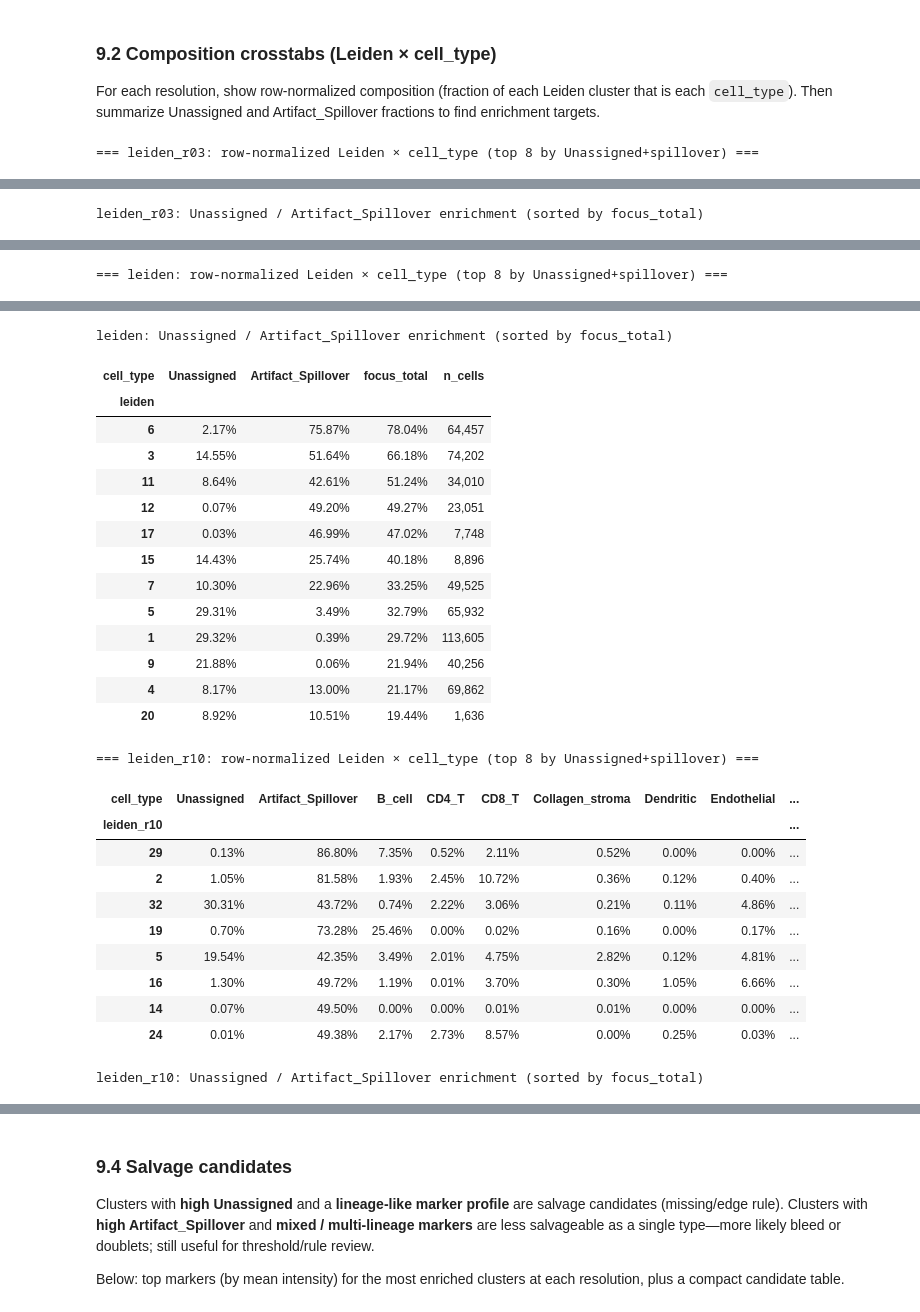
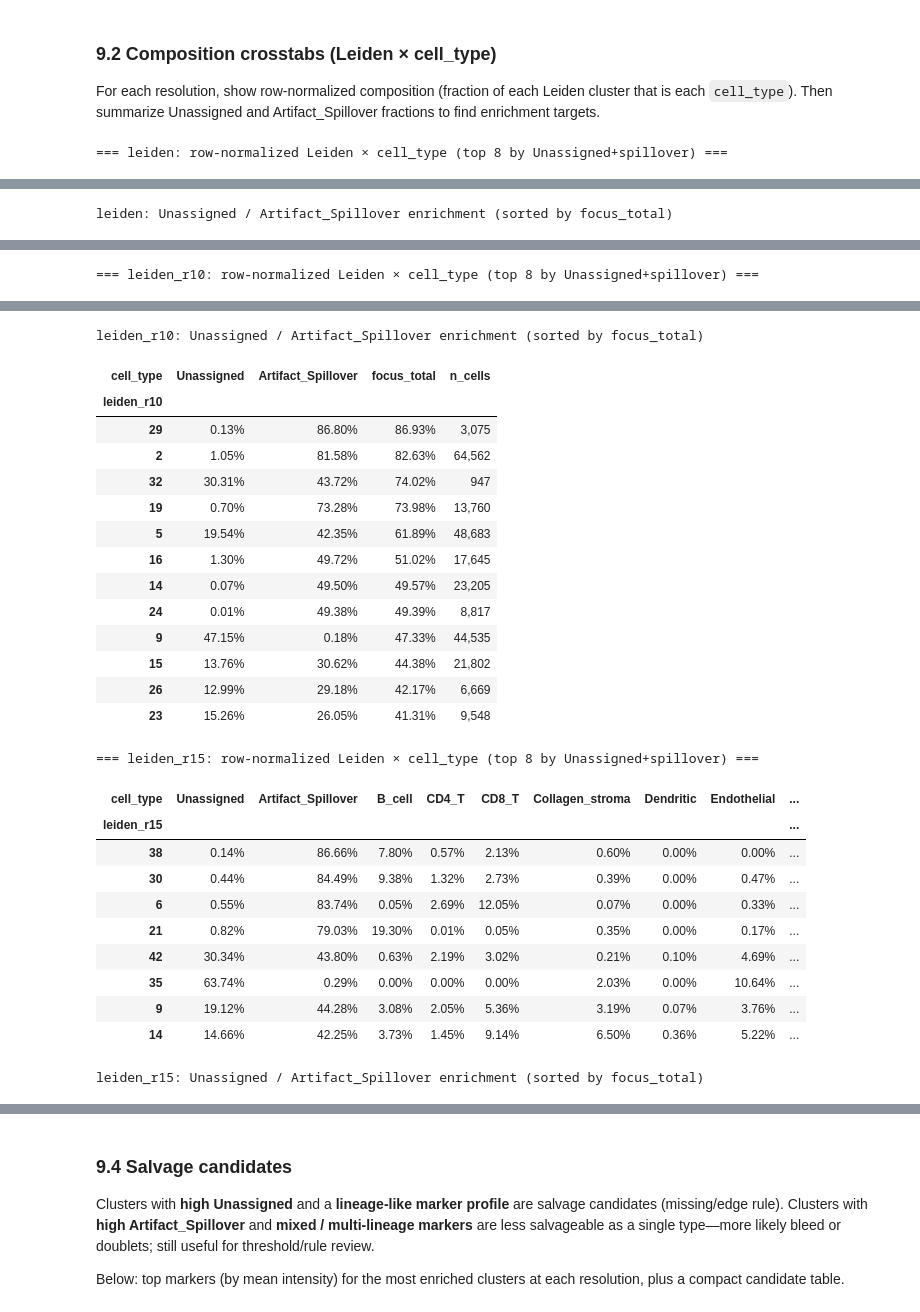
Before and after one commit to stevehanstudio/BladderDIVE, a Jupyter notebook: notebooks/investigate_unassigned_spillover_umap.ipynb, the cells around one changed output, grey strips where cells are left out. Drawn from its saved outputs; the diff is of its cells as text; code cells hidden in the pictures.

```diff
--- a/notebooks/investigate_unassigned_spillover_umap.ipynb
+++ b/notebooks/investigate_unassigned_spillover_umap.ipynb
@@ -260,11 +263,26 @@ Keep the §5 result in `obs['leiden']` (resolution 0.5). Add parallel columns at
 # %%
 # Multi-resolution Leiden on the existing neighbors graph (no UMAP recompute).
 # §5 already wrote obs['leiden'] at resolution=0.5; keep it and add named columns.
+# Cluster IDs are renumbered independently at each resolution — do not compare
+# "cluster 6" across keys. Use the §9.3b mapping table for cross-resolution identity.
 LEIDEN_RESOLUTIONS = {
-    "leiden_r03": 0.3,  # coarser
-    "leiden": 0.5,      # already computed in §5; skip if present
-    "leiden_r10": 1.0,  # finer
+    "leiden": 0.5,       # from §5; kept as the drill key used by §9.5 and §10
+    "leiden_r10": 1.0,
+    "leiden_r15": 1.5,   # finer: purifies spillover-heavy clusters
 }
+
+# Drop stale leiden_* columns from a prior run (e.g. leiden_r03) so they don't
+# silently feed into later cells.
+stale = [
+    c
+    for c in adata.obs.columns
+    if c.startswith("leiden")
+    and c not in LEIDEN_RESOLUTIONS
+    and c != "leiden_focus_highlight"
+]
+if stale:
+    adata.obs.drop(columns=stale, inplace=True)
+    print(f"Dropped stale Leiden columns: {stale}")
 
 for key, res in LEIDEN_RESOLUTIONS.items():
     if key == "leiden" and "leiden" in adata.obs:
@@ -288,7 +306,7 @@ For each resolution, show row-normalized composition (fraction of each Leiden cl
 from IPython.display import display
 
 FOCUS_LABELS = ["Unassigned", "Artifact_Spillover"]
-leiden_keys = [k for k in ("leiden_r03", "leiden", "leiden_r10") if k in adata.obs]
+leiden_keys = [k for k in LEIDEN_RESOLUTIONS if k in adata.obs]
 
 ctabs = {}
 focus_summary = {}
@@ -318,5 +336,5 @@ for key in leiden_keys:
         )
     )
 # %% [output]
-=== leiden_r03: row-normalized Leiden × cell_type (top 8 by Unassigned+spillover) ===
+=== leiden: row-normalized Leiden × cell_type (top 8 by Unassigned+spillover) ===
 | cell_type | Unassigned | Artifact_Spillover | B_cell | CD4_T | CD8_T | Collagen_stroma | Dendritic | Endothelial | ... |
@@ -332,2 +350,2 @@ for key in leiden_keys:
-leiden_r03: Unassigned / Artifact_Spillover enrichment (sorted by focus_total)
+leiden: Unassigned / Artifact_Spillover enrichment (sorted by focus_total)
 | cell_type | Unassigned | Artifact_Spillover | focus_total | n_cells |
@@ -347,2 +365,2 @@ leiden_r03: Unassigned / Artifact_Spillover enrichment (sorted by focus_total)
-=== leiden: row-normalized Leiden × cell_type (top 8 by Unassigned+spillover) ===
+=== leiden_r10: row-normalized Leiden × cell_type (top 8 by Unassigned+spillover) ===
 | cell_type | Unassigned | Artifact_Spillover | B_cell | CD4_T | CD8_T | Collagen_stroma | Dendritic | Endothelial | ... |
@@ -358,28 +376,28 @@ leiden_r03: Unassigned / Artifact_Spillover enrichment (sorted by focus_total)
-leiden: Unassigned / Artifact_Spillover enrichment (sorted by focus_total)
+leiden_r10: Unassigned / Artifact_Spillover enrichment (sorted by focus_total)
 | cell_type | Unassigned | Artifact_Spillover | focus_total | n_cells |
-| leiden |  |  |  |  |
-| 6 | 2.17% | 75.87% | 78.04% | 64,457 |
-| 3 | 14.55% | 51.64% | 66.18% | 74,202 |
-| 11 | 8.64% | 42.61% | 51.24% | 34,010 |
-| 12 | 0.07% | 49.20% | 49.27% | 23,051 |
-| 17 | 0.03% | 46.99% | 47.02% | 7,748 |
-| 15 | 14.43% | 25.74% | 40.18% | 8,896 |
-| 7 | 10.30% | 22.96% | 33.25% | 49,525 |
-| 5 | 29.31% | 3.49% | 32.79% | 65,932 |
-| 1 | 29.32% | 0.39% | 29.72% | 113,605 |
-| 9 | 21.88% | 0.06% | 21.94% | 40,256 |
-| 4 | 8.17% | 13.00% | 21.17% | 69,862 |
-| 20 | 8.92% | 10.51% | 19.44% | 1,636 |
+| leiden_r10 |  |  |  |  |
+| 29 | 0.13% | 86.80% | 86.93% | 3,075 |
+| 2 | 1.05% | 81.58% | 82.63% | 64,562 |
+| 32 | 30.31% | 43.72% | 74.02% | 947 |
+| 19 | 0.70% | 73.28% | 73.98% | 13,760 |
+| 5 | 19.54% | 42.35% | 61.89% | 48,683 |
+| 16 | 1.30% | 49.72% | 51.02% | 17,645 |
+| 14 | 0.07% | 49.50% | 49.57% | 23,205 |
+| 24 | 0.01% | 49.38% | 49.39% | 8,817 |
+| 9 | 47.15% | 0.18% | 47.33% | 44,535 |
+| 15 | 13.76% | 30.62% | 44.38% | 21,802 |
+| 26 | 12.99% | 29.18% | 42.17% | 6,669 |
+| 23 | 15.26% | 26.05% | 41.31% | 9,548 |
-=== leiden_r10: row-normalized Leiden × cell_type (top 8 by Unassigned+spillover) ===
+=== leiden_r15: row-normalized Leiden × cell_type (top 8 by Unassigned+spillover) ===
 | cell_type | Unassigned | Artifact_Spillover | B_cell | CD4_T | CD8_T | Collagen_stroma | Dendritic | Endothelial | ... |
-| leiden_r10 |  |  |  |  |  |  |  |  | ... |
-| 29 | 0.13% | 86.80% | 7.35% | 0.52% | 2.11% | 0.52% | 0.00% | 0.00% | ... |
-| 2 | 1.05% | 81.58% | 1.93% | 2.45% | 10.72% | 0.36% | 0.12% | 0.40% | ... |
-| 32 | 30.31% | 43.72% | 0.74% | 2.22% | 3.06% | 0.21% | 0.11% | 4.86% | ... |
-| 19 | 0.70% | 73.28% | 25.46% | 0.00% | 0.02% | 0.16% | 0.00% | 0.17% | ... |
-| 5 | 19.54% | 42.35% | 3.49% | 2.01% | 4.75% | 2.82% | 0.12% | 4.81% | ... |
-| 16 | 1.30% | 49.72% | 1.19% | 0.01% | 3.70% | 0.30% | 1.05% | 6.66% | ... |
-| 14 | 0.07% | 49.50% | 0.00% | 0.00% | 0.01% | 0.01% | 0.00% | 0.00% | ... |
-| 24 | 0.01% | 49.38% | 2.17% | 2.73% | 8.57% | 0.00% | 0.25% | 0.03% | ... |
+| leiden_r15 |  |  |  |  |  |  |  |  | ... |
+| 38 | 0.14% | 86.66% | 7.80% | 0.57% | 2.13% | 0.60% | 0.00% | 0.00% | ... |
+| 30 | 0.44% | 84.49% | 9.38% | 1.32% | 2.73% | 0.39% | 0.00% | 0.47% | ... |
+| 6 | 0.55% | 83.74% | 0.05% | 2.69% | 12.05% | 0.07% | 0.00% | 0.33% | ... |
+| 21 | 0.82% | 79.03% | 19.30% | 0.01% | 0.05% | 0.35% | 0.00% | 0.17% | ... |
+| 42 | 30.34% | 43.80% | 0.63% | 2.19% | 3.02% | 0.21% | 0.10% | 4.69% | ... |
+| 35 | 63.74% | 0.29% | 0.00% | 0.00% | 0.00% | 2.03% | 0.00% | 10.64% | ... |
+| 9 | 19.12% | 44.28% | 3.08% | 2.05% | 5.36% | 3.19% | 0.07% | 3.76% | ... |
+| 14 | 14.66% | 42.25% | 3.73% | 1.45% | 9.14% | 6.50% | 0.36% | 5.22% | ... |
-leiden_r10: Unassigned / Artifact_Spillover enrichment (sorted by focus_total)
+leiden_r15: Unassigned / Artifact_Spillover enrichment (sorted by focus_total)
 | cell_type | Unassigned | Artifact_Spillover | focus_total | n_cells |
```
Also changed, not shown: parts of 16 cells of this notebook, 9 other files.
